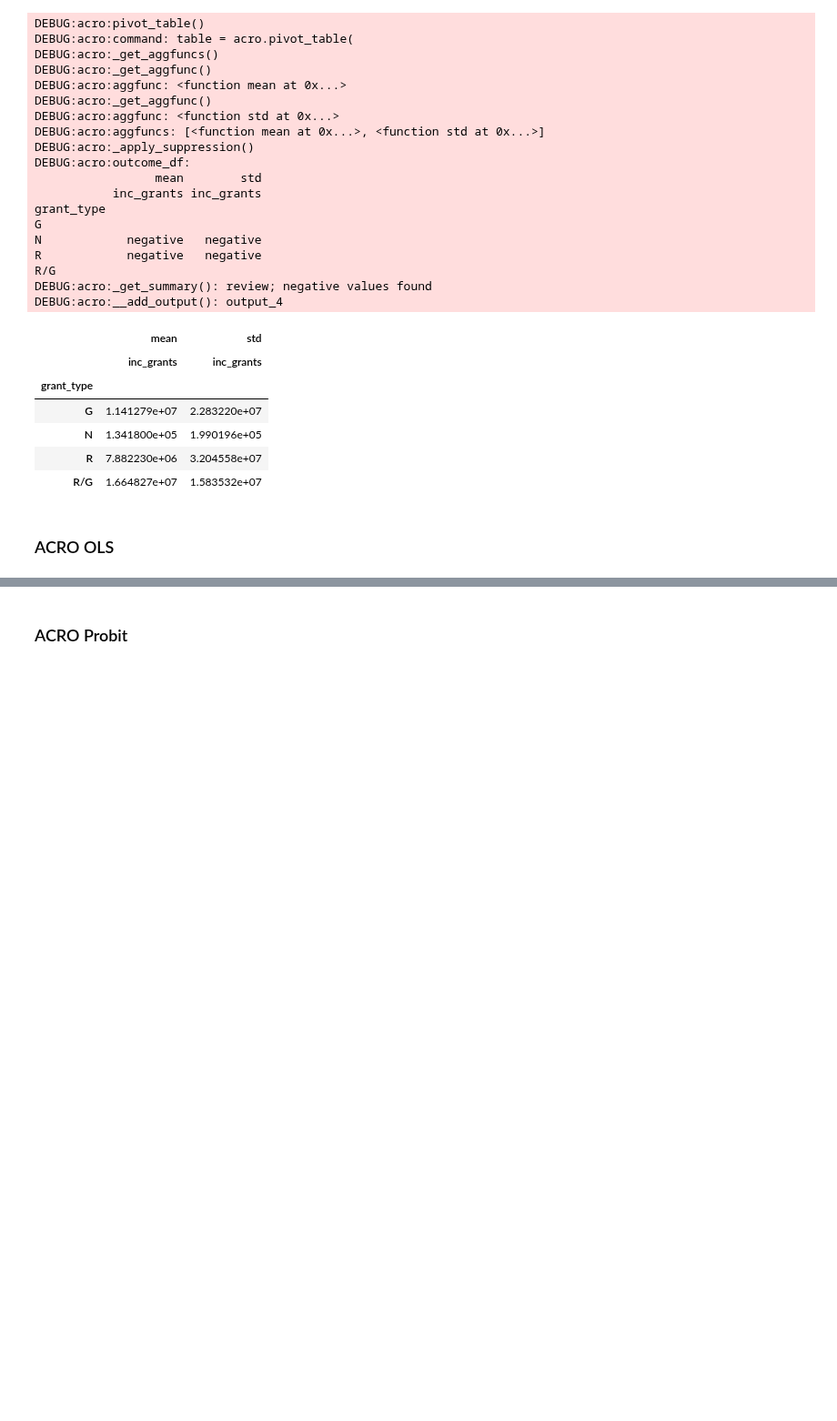
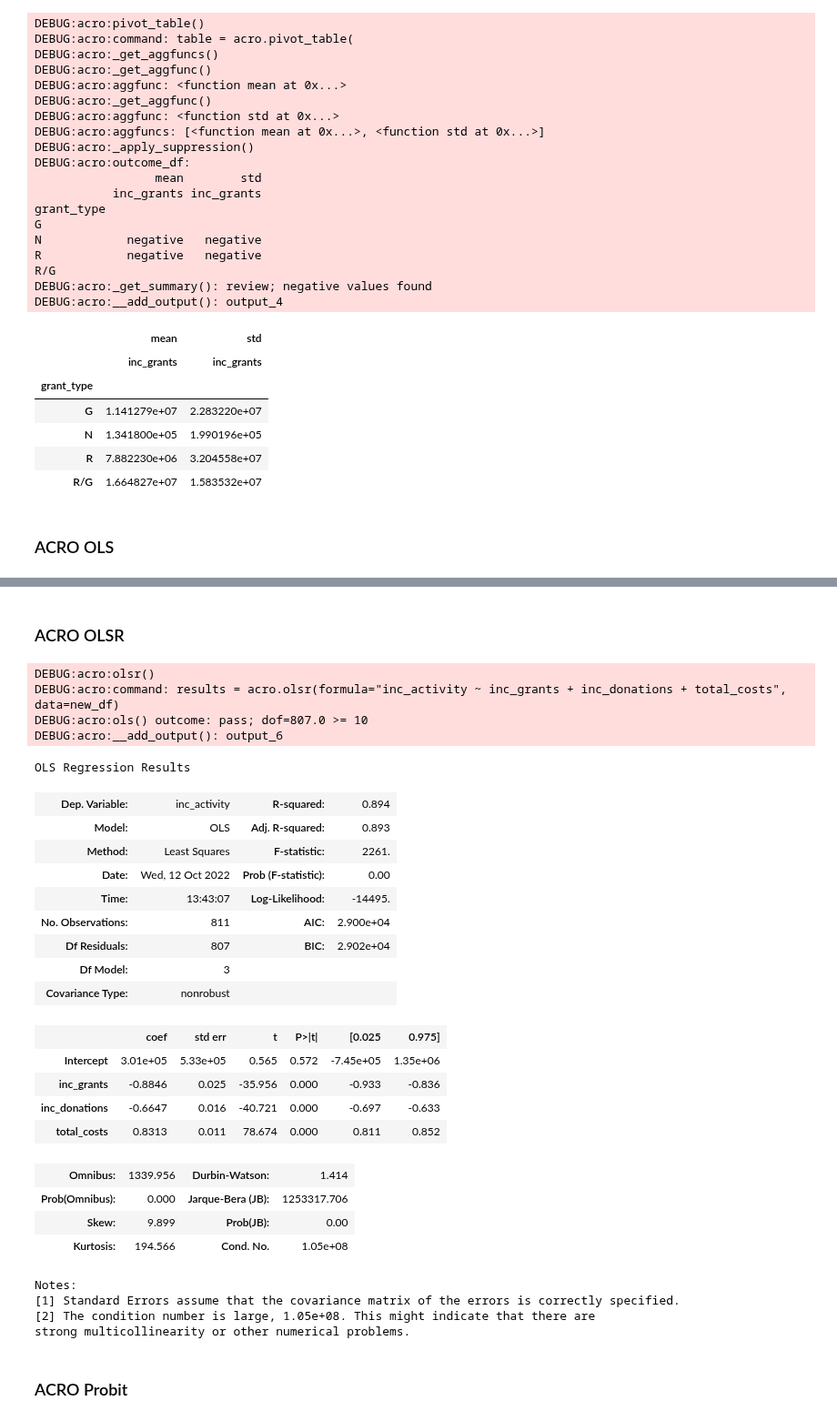
Before and after one commit to AI-SDC/ACRO, a Jupyter notebook: notebooks/test.ipynb, the cells around one changed output, grey strips where cells are left out. Shown at 91% size. Saved outputs shown, nothing was run; the diff lists cells and outputs as text; code cells hidden in the pictures; blank space fills up the shorter version.

Commit message:
add OLSR

```diff
--- a/notebooks/test.ipynb
+++ b/notebooks/test.ipynb
@@ -242,6 +247,41 @@ Notes:
 [1] Standard Errors assume that the covariance matrix of the errors is correctly specified.
 [2] The condition number is large, 1.05e+08. This might indicate that there are
 strong multicollinearity or other numerical problems.
+# %% [markdown]
+### ACRO OLSR
+# %%
+results = acro.olsr(
+    formula="inc_activity ~ inc_grants + inc_donations + total_costs", data=new_df
+)
+results.summary()
+# %% [output]
+DEBUG:acro:olsr()
+DEBUG:acro:command: results = acro.olsr(formula="inc_activity ~ inc_grants + inc_donations + total_costs", data=new_df)
+DEBUG:acro:ols() outcome: pass; dof=807.0 >= 10
+DEBUG:acro:__add_output(): output_6
+OLS Regression Results
+| Dep. Variable: | inc_activity | R-squared: | 0.894 |
+| Model: | OLS | Adj. R-squared: | 0.893 |
+| Method: | Least Squares | F-statistic: | 2261. |
+| Date: | Wed, 12 Oct 2022 | Prob (F-statistic): | 0.00 |
+| Time: | 13:43:07 | Log-Likelihood: | -14495. |
+| No. Observations: | 811 | AIC: | 2.900e+04 |
+| Df Residuals: | 807 | BIC: | 2.902e+04 |
+| Df Model: | 3 |  |  |
+| Covariance Type: | nonrobust |  |  |
+|  | coef | std err | t | P>|t| | [0.025 | 0.975] |
+| Intercept | 3.01e+05 | 5.33e+05 | 0.565 | 0.572 | -7.45e+05 | 1.35e+06 |
+| inc_grants | -0.8846 | 0.025 | -35.956 | 0.000 | -0.933 | -0.836 |
+| inc_donations | -0.6647 | 0.016 | -40.721 | 0.000 | -0.697 | -0.633 |
+| total_costs | 0.8313 | 0.011 | 78.674 | 0.000 | 0.811 | 0.852 |
+| Omnibus: | 1339.956 | Durbin-Watson: | 1.414 |
+| Prob(Omnibus): | 0.000 | Jarque-Bera (JB): | 1253317.706 |
+| Skew: | 9.899 | Prob(JB): | 0.00 |
+| Kurtosis: | 194.566 | Cond. No. | 1.05e+08 |
+Notes:
+[1] Standard Errors assume that the covariance matrix of the errors is correctly specified.
+[2] The condition number is large, 1.05e+08. This might indicate that there are
+strong multicollinearity or other numerical problems.
 # %% [markdown]
 ### ACRO Probit
 # %%
```
Also changed, not shown: parts of 8 cells of this notebook, 3 other files.
